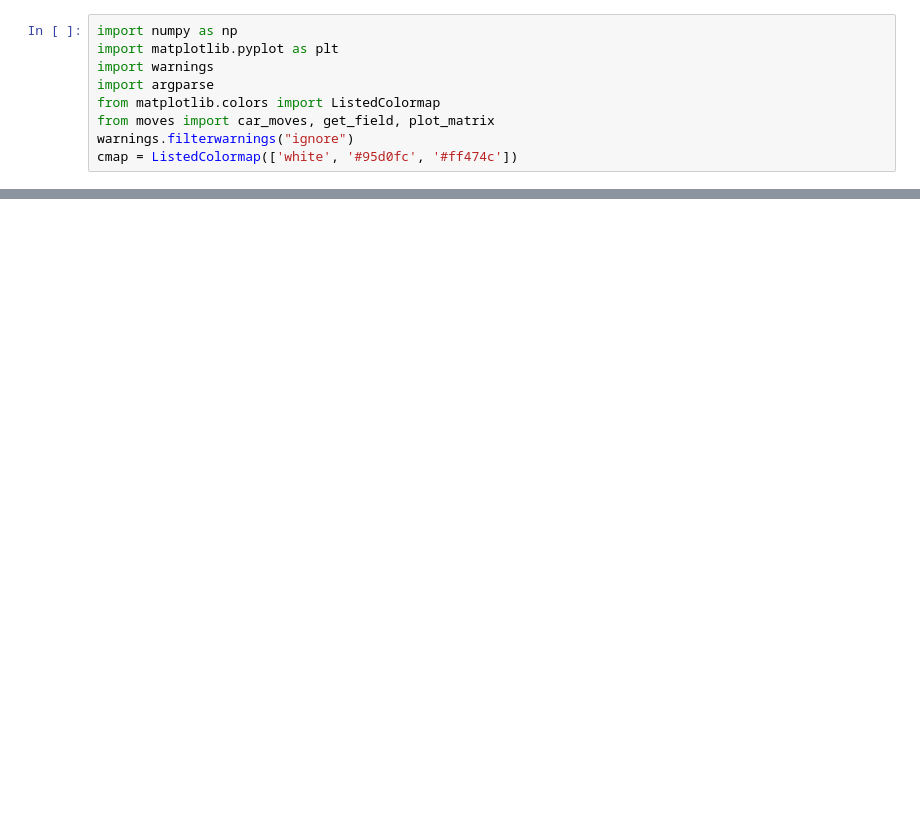
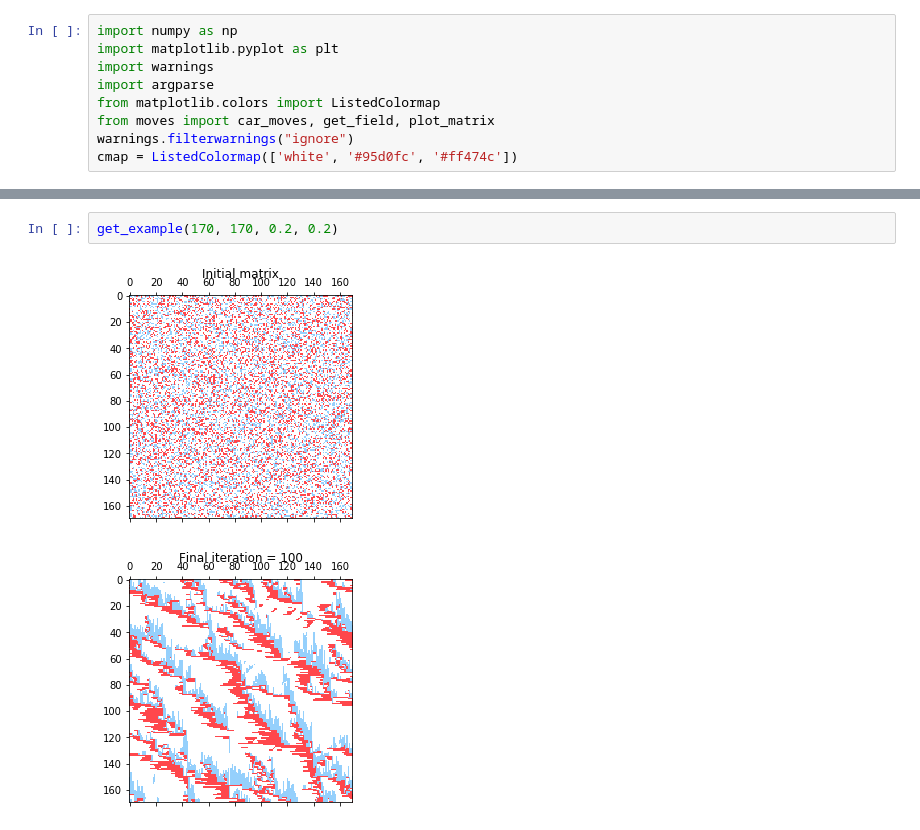
Before and after one commit to nazariinyzhnyk/bml_traffic_model, a Jupyter notebook: examples.ipynb, the cells around one changed output, grey strips where cells are left out. Cells and saved outputs as stored; diff of their text form; blank space fills up the shorter version.

```diff
--- a/examples.ipynb
+++ b/examples.ipynb
@@ -31,0 +31,5 @@ for i in range(int(args.iterations)):
+# %%
+get_example(170, 170, 0.2, 0.2)
+# %% [output]
+[figure, added]
+[figure, added]
```
Also changed, not shown: parts of 7 cells of this notebook.
